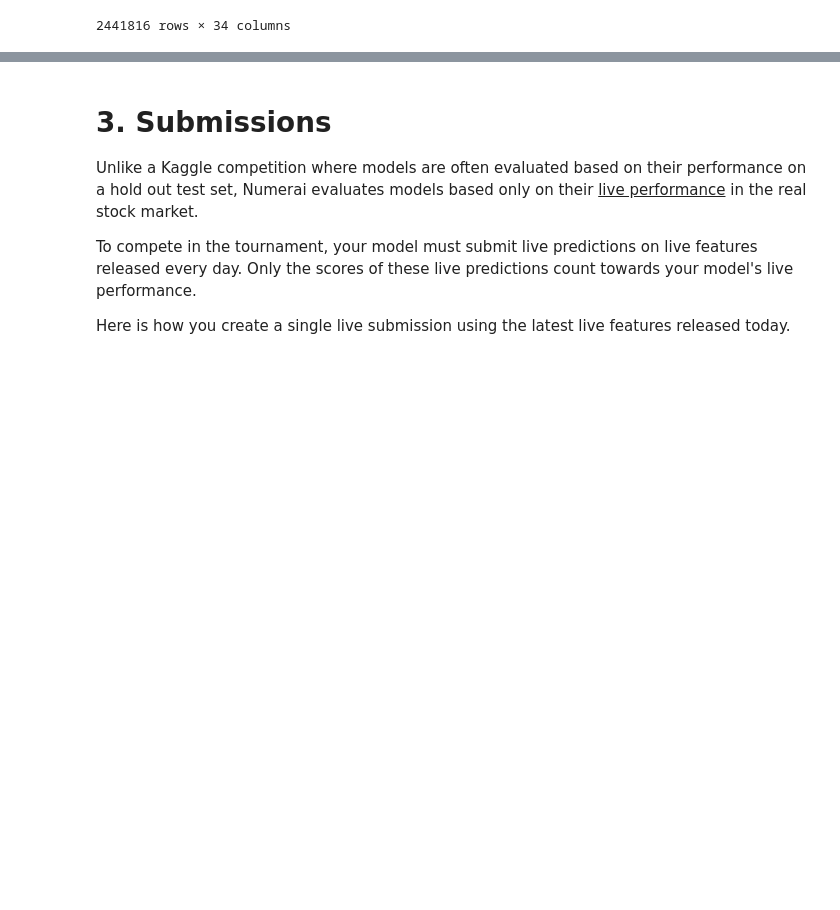
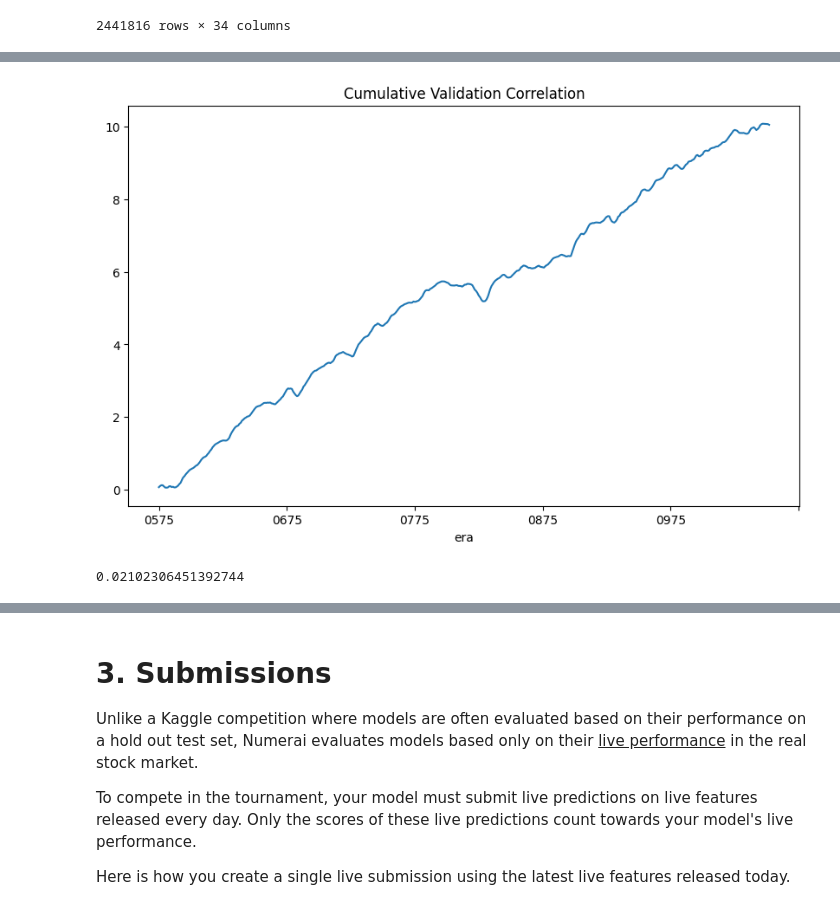
Before and after one commit to numerai/hello-numerai, a Jupyter notebook: example_notebook.ipynb, the cells around one changed output, grey strips where cells are left out. Drawn from its saved outputs; the diff is of its cells as text; code cells hidden in the pictures; blank space fills up the shorter version.

```diff
--- a/example_notebook.ipynb
+++ b/example_notebook.ipynb
@@ -170,0 +206,14 @@ validation_data.groupby("era").apply(lambda x: x["prediction"].corr(x["target"])
+# %%
+# Another way to visualize our model performance is to look at the cumulative correlation over time
+# If you have ever seen a backtest of a trading strategy, this is similar to looking at the cumulative returns over time
+cumulative_per_era_validation_correlation = per_era_validation_correlation.cumsum()
+cumulative_per_era_validation_correlation.plot(title="Cumulative Validation Correlation", figsize=(10, 6));
+# %% [output]
+[figure, added]
+# %%
+# What is the average correlation across all eras?
+# You should aim for a correlation mean of at least 0.03 to be considered a good model
+correlation_mean = per_era_validation_correlation.mean()
+correlation_mean
+# %% [output]
+0.02102306451392744
```
Also changed, not shown: parts of 29 cells of this notebook.
